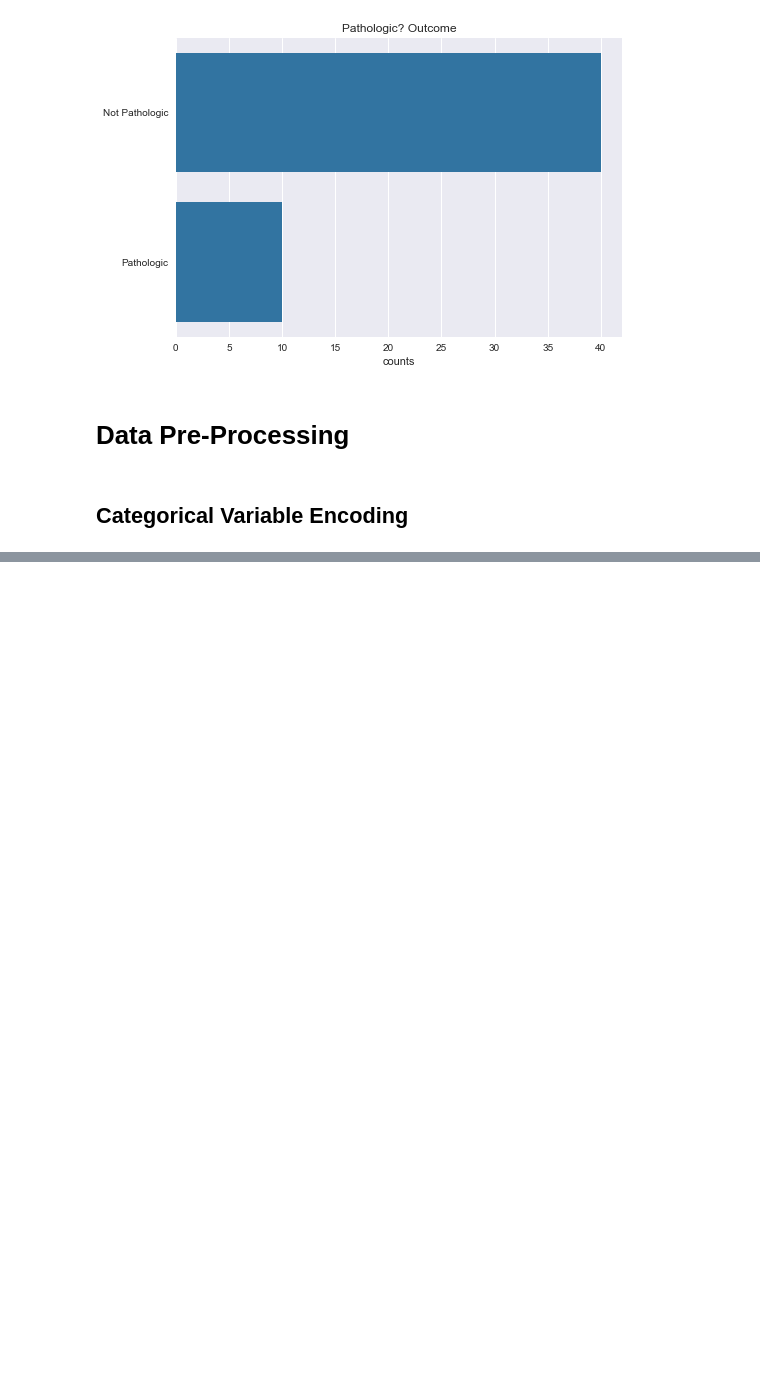
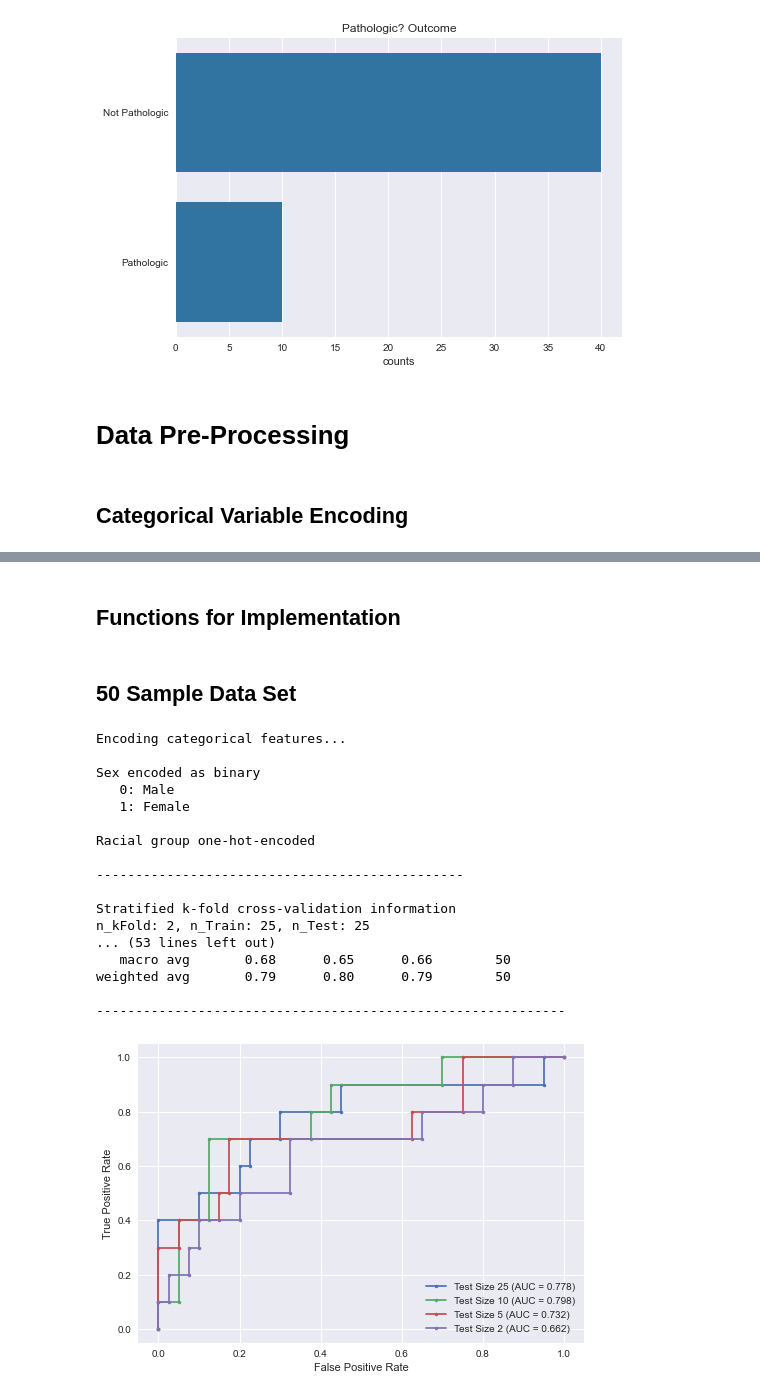
Before and after one commit to BrentonGraham/biomedical-ml-anschutz, a Jupyter notebook: 3. Logistic Regression & Cross-Validation/LogisticRegression&CrossValidation.ipynb, the cells around one changed output, grey strips where cells are left out. Drawn from its saved outputs; the diff is of its cells as text; code cells hidden in the pictures; blank space fills up the shorter version.

Commit message:
Cross validation udpdate and discussion

```diff
--- a/3. Logistic Regression & Cross-Validation/LogisticRegression&CrossValidation.ipynb
+++ b/3. Logistic Regression & Cross-Validation/LogisticRegression&CrossValidation.ipynb
@@ -428,16 +266,0 @@ weighted avg       0.79      0.80      0.79        50
-# %%
-# Split into X, y and encode categorical features
-X, y = X_y_split(df=data200_df, target='Pathologic?', to_numpy=False)
-X = encodeCategories(X)
-print(f'-----------------------------------------------\n')
-
-# Implement k-fold cross-validation with logistic regression classifier for multiple sizes of k
-k_sizes = [2, 4, 8, 20, 40, 100]
-for k in k_sizes:
-
-    # Stratified k-fold cross-validation of Logistic Regression model
-    y_true, y_pred, y_score = kFold_logReg_classification(X=X.to_numpy(), y=y.to_numpy(), k_fold=k)
-
-    # Evaluate performance
-    logReg_performance_eval(y_true=y_true, y_pred=y_pred, y_score=y_score, roc_label=f'Test Size {int(200/k)}')
-    print(f'------------------------------------------------------------\n')
@@ -476,0 +272,2 @@ weighted avg       0.79      0.81      0.80       200
+# %% [markdown]
+## Functions for Implementation
@@ -476,0 +380,55 @@ weighted avg       0.79      0.81      0.80       200
+# %% [markdown]
+## 50 Sample Data Set
+# %%
+# Split into X, y and encode categorical features
+X, y = X_y_split(df=data50_df, target='Pathologic?', to_numpy=False)
+X = encodeCategories(X)
+print(f'-----------------------------------------------\n')
+
+# Store accuracy, precision and AUC for each fold size
+fold_metrics = {
+    'Fold Size': [],
+    'Test Size': [],
+    'Train/Test Split': [],
+    'Accuracy': [],
+    'ROC AUC': [],
+}
+
+# Implement k-fold cross-validation with logistic regression classifier for multiple sizes of k
+fold_size = [2, 5, 10, 25]
+for k in fold_size:
+
+    # Stratified k-fold cross-validation of Logistic Regression model
+    y_true, y_pred, y_score = kFold_logReg_classification(X=X.to_numpy(), y=y.to_numpy(), k_fold=k)
+
+    # Evaluate performance with classification report and ROC
+    test_size = int(len(y)/k)
+    train_size = int(len(y)-test_size)
+    logReg_performance_eval(y_true=y_true, y_pred=y_pred, y_score=y_score, roc_label=f'Test Size {test_size}')
+    print(f'------------------------------------------------------------\n')
+
+    # Store metrics for each fold size
+    fold_metrics['Fold Size'].append(k)
+    fold_metrics['Test Size'].append(test_size)
+    fold_metrics['Train/Test Split'].append(f'{int(100*train_size/len(y))}/{int(100*test_size/len(y))}')
+    fold_metrics['Accuracy'].append(round(accuracy_score(y_true, y_pred), 3))
+    fold_metrics['ROC AUC'].append(round(roc_auc_score(y_true, y_score), 3))
+# %% [output]
+Encoding categorical features...
+
+Sex encoded as binary
+   0: Male
+   1: Female
+
+Racial group one-hot-encoded
+
+-----------------------------------------------
+
+Stratified k-fold cross-validation information
+n_kFold: 2, n_Train: 25, n_Test: 25
+... (53 lines left out)
+   macro avg       0.68      0.65      0.66        50
+weighted avg       0.79      0.80      0.79        50
+
+------------------------------------------------------------
+[figure, added]
```
Also changed, not shown: parts of 27 cells of this notebook.
